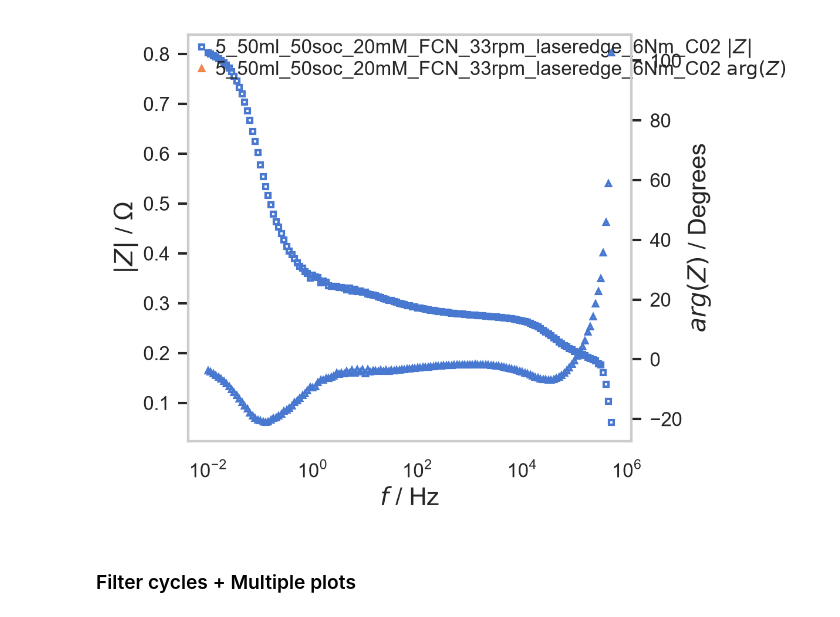
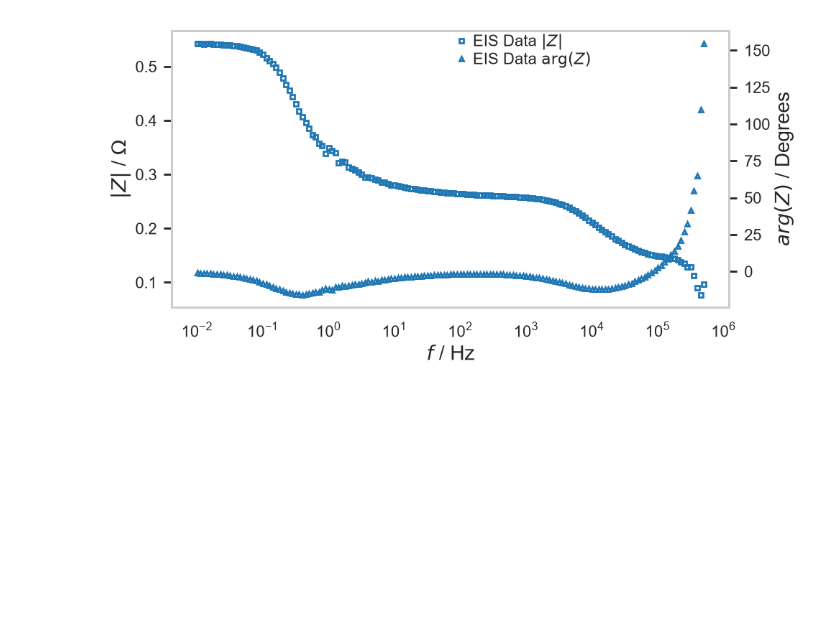
Before and after one commit to ESaundersNano/redoxED, a Jupyter notebook: notebooks/004_EIS.ipynb, the cells around one changed output. Drawn from its saved outputs; the diff is of its cells as text; code cells hidden in the pictures; blank space fills up the shorter version.

```diff
--- a/notebooks/004_EIS.ipynb
+++ b/notebooks/004_EIS.ipynb
@@ -65,11 +36,10 @@ plt.show()
 # %%
-fpath = r"C:\Users\es758\OneDrive - University of Cambridge\PhD\Results\Electrochemistry\Full Cell 3\2025.03.21 FB1_FCN_KCl_E620K_GFDB0_B3lasercen\5_50ml_50soc_20mM_FCN_33rpm_laseredge_6Nm_C02.mpr"
-
+fpath = r"..\data\cell_EIS_1.mpr"
 ECData_object = BiologicLoader().load_data(fpath=fpath)
 # ECData_object.df = ECData_object.filter_by_col("cycle number", lambda value: value == 1)
-EISData_object = ECData_object.to_EISData()
+EISData_object = ECData_object.to_EISData() # note that loading other formats requires column mapping with df_to_EISData (the default converter used)
 
-data_plot = NyquistPlot(figsize=(3.25, 3), dpi=300)
+data_plot = NyquistPlot(figsize=(3.25, 3), dpi=200)
 data_plot.add_plot(EISData_object, label = "EIS Data", linestyle = "", marker = "o", markersize = 2)
 
 ### Plot formatting
@@ -91,31 +118,27 @@ display(data_plot.fig)
 # %%
-fpath = r"C:\Users\es758\OneDrive - University of Cambridge\PhD\Results\Electrochemistry\Full Cell 3\2025.03.21 FB1_FCN_KCl_E620K_GFDB0_B3lasercen\5_50ml_50soc_20mM_FCN_33rpm_laseredge_6Nm_C02.mpr"
-
 ECData_object = BiologicLoader().load_data(fpath=fpath)
-ECData_object.df = ECData_object.filter_by_col("cycle number", lambda value: value == 1)
+ECData_object.df = ECData_object.filter_by_col("cycle number", lambda value: value == 20) # select one cycle
 EISData_object = ECData_object.to_EISData()
 
-data_plot = BodePlot(figsize=(3.25, 3), dpi=300)
+data_plot = BodePlot(figsize=(5, 2.5), dpi=200)
 
 
-data_plot.add_plot(EISData_object, label = EISData_object.label, markersize = 2)
+data_plot.add_plot(EISData_object, label ="EIS Data", markersize = 2, color = colour_dict["blue"])
 
 ### Plot formatting
 ## Ensure ratio equal
 # data_plot.ax.set_aspect("equal", adjustable="datalim")  # if enable, overall fig size will be strictly enforced, but x and y limits will be overwritten.
 # data_plot.ax.set_aspect('equal',adjustable='box') # if enable this, fig size will get overwritten, at least in y, but can set x and y lim.
 ## Cropping
 # data_plot.ax.set_ylim([0.01, None]) # Use invisible points if not achieving desired ax limits
 ## Embellishments
 # data_plot.add_major_ticks(spacing_y = 0.1)
 # data_plot.add_minor_ticks(number_y = 5)
 # data_plot.ax.grid(True)
 # data_plot.ax.legend()
-data_plot.ax.legend(ncols = 1, bbox_to_anchor=(0., 1), loc="upper left", fontsize = 8) # manual legend settings
+data_plot.ax.legend(ncols = 1, bbox_to_anchor=(0.5, 1), loc="upper left", fontsize = 8) # manual legend settings
 
 
 display(data_plot.fig)
 # %% [output]
-[figure, old version]
+[figure, new version]
-# %% [markdown]
-### Filter cycles + Multiple plots
```
Also changed, not shown: parts of 13 cells of this notebook, 9 other files.
